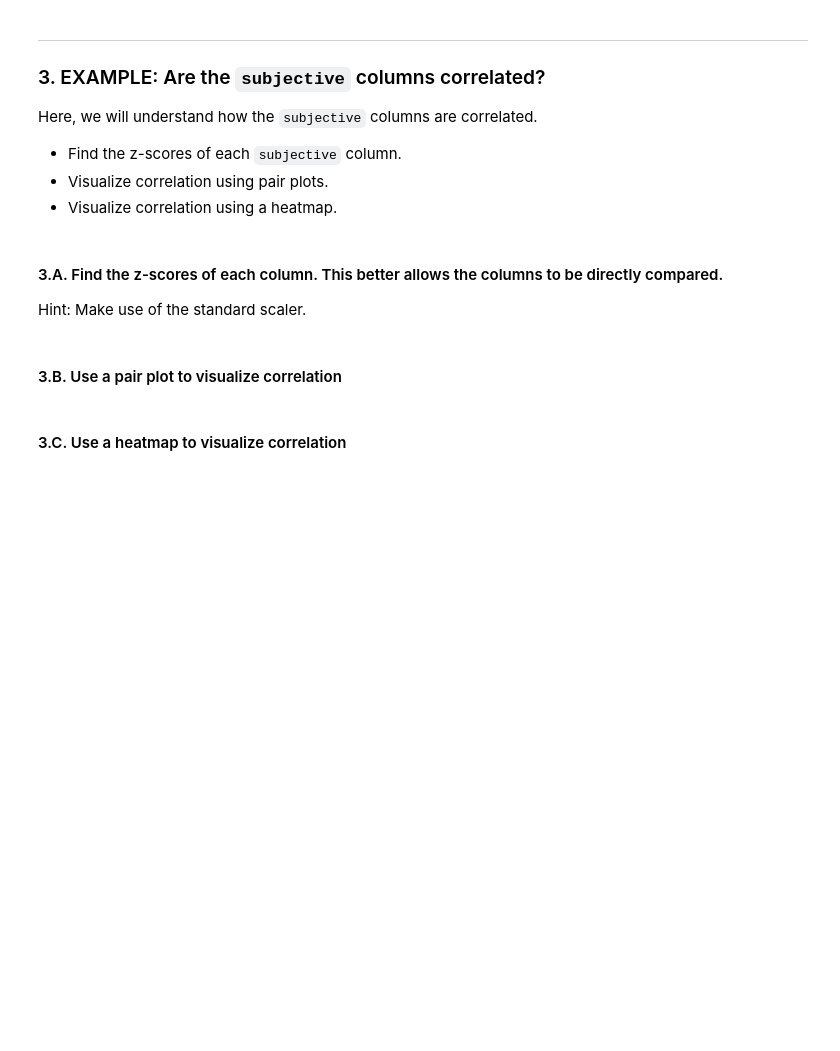
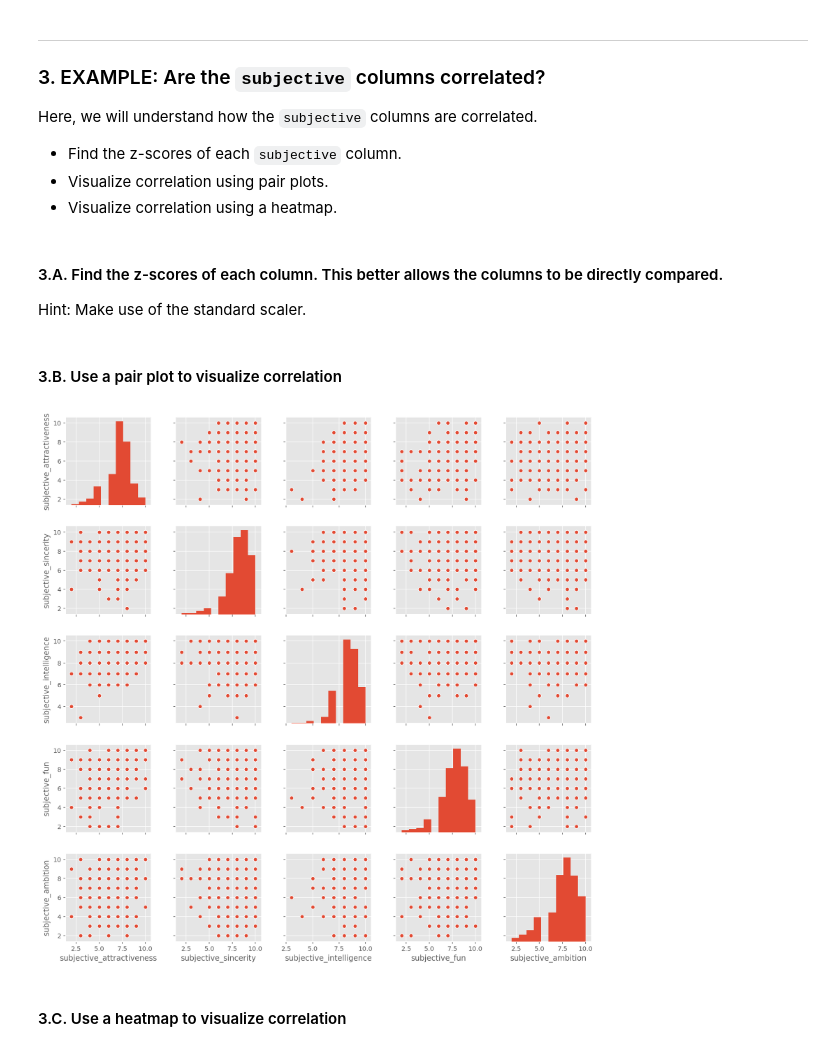
Before and after one commit to AbdullahMu/pca, a Jupyter notebook: lab/pca-intro-lab-starter.ipynb, the cells around one changed output. Drawn from its saved outputs; the diff is of its cells as text; code cells hidden in the pictures; blank space fills up the shorter version.

```diff
--- a/lab/pca-intro-lab-starter.ipynb
+++ b/lab/pca-intro-lab-starter.ipynb
@@ -86,0 +106,5 @@ sd = pd.read_csv('./speed_dating/speed_dating_v1.csv')
+# %%
+sd.drop(columns = ['objective_attractiveness' , 'objective_sincerity' , 'objective_intelligence'
+                   , 'objective_fun' , 'objective_ambition'] , axis = 1 , inplace = True)
+# %%
+sd.dropna(inplace = True)
@@ -107,5 +155,8 @@ subjective = sd[subjective_cols]
 #### 3.B. Use a pair plot to visualize correlation
 # %%
 # A:
+sns.pairplot(subjective);
+# %% [output]
+[figure, added]
 # %% [markdown]
 #### 3.C. Use a heatmap to visualize correlation
```
Also changed, not shown: parts of 45 cells of this notebook.
